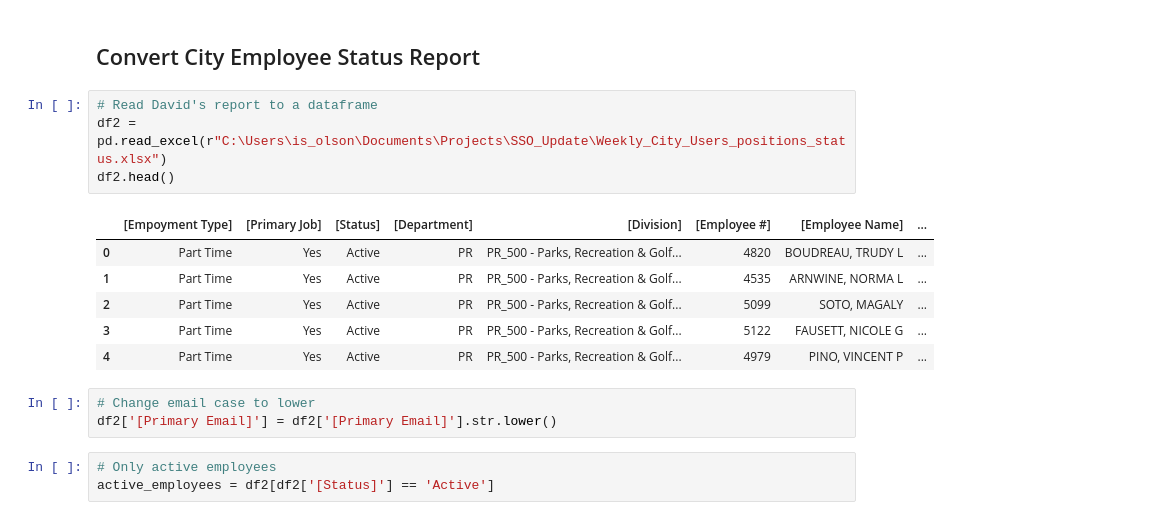
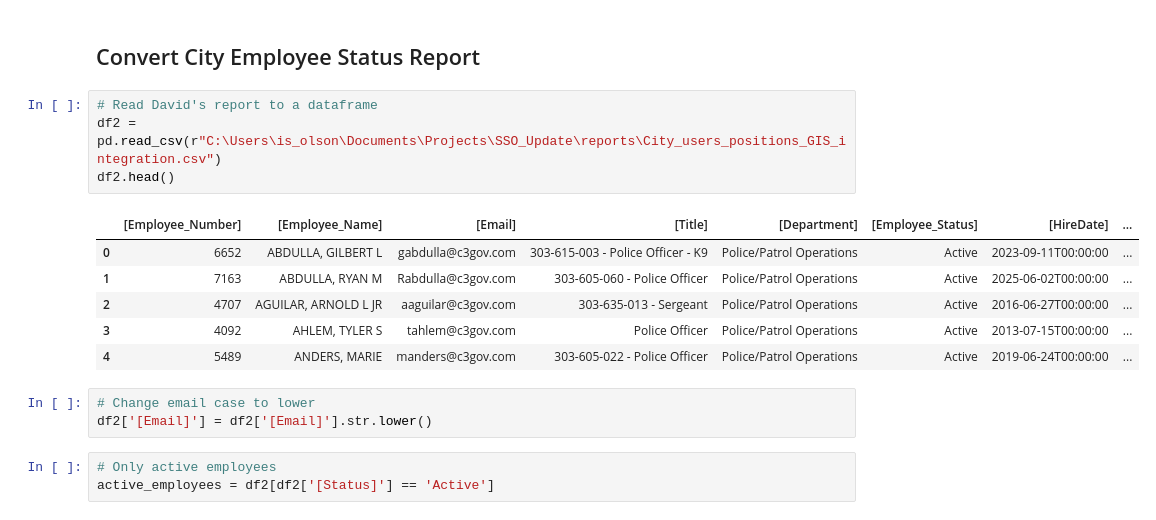
Before and after one commit to andersolson/Python-ArcGIS, a Jupyter notebook: arc-python-api/content-management/report-all-users.ipynb, the cells around one changed output. Drawn from its saved outputs; the diff is of its cells as text.

```diff
--- a/arc-python-api/content-management/report-all-users.ipynb
+++ b/arc-python-api/content-management/report-all-users.ipynb
@@ -67,18 +67,18 @@ df.to_excel(r'C:\Users\is_olson\Documents\Projects\SSO_Update\all_agol_users.xls
 ## Convert City Employee Status Report
 # %%
 # Read David's report to a dataframe
-df2 = pd.read_excel(r"C:\Users\is_olson\Documents\Projects\SSO_Update\Weekly_City_Users_positions_status.xlsx")
+df2 = pd.read_csv(r"C:\Users\is_olson\Documents\Projects\SSO_Update\reports\City_users_positions_GIS_integration.csv")
 df2.head()
 # %% [output]
-|  | [Empoyment Type] | [Primary Job] | [Status] | [Department] | [Division] | [Employee #] | [Employee Name] | ... |
-| 0 | Part Time | Yes | Active | PR | PR_500 - Parks, Recreation & Golf... | 4820 | BOUDREAU, TRUDY L | ... |
-| 1 | Part Time | Yes | Active | PR | PR_500 - Parks, Recreation & Golf... | 4535 | ARNWINE, NORMA L | ... |
-| 2 | Part Time | Yes | Active | PR | PR_500 - Parks, Recreation & Golf... | 5099 | SOTO, MAGALY | ... |
-| 3 | Part Time | Yes | Active | PR | PR_500 - Parks, Recreation & Golf... | 5122 | FAUSETT, NICOLE G | ... |
-| 4 | Part Time | Yes | Active | PR | PR_500 - Parks, Recreation & Golf... | 4979 | PINO, VINCENT P | ... |
+|  | [Employee_Number] | [Employee_Name] | [Email] | [Title] | [Department] | [Employee_Status] | [HireDate] | ... |
+| 0 | 6652 | ABDULLA, GILBERT L | gabdulla@c3gov.com | 303-615-003 - Police Officer - K9 | Police/Patrol Operations | Active | 2023-09-11T00:00:00 | ... |
+| 1 | 7163 | ABDULLA, RYAN M | Rabdulla@c3gov.com | 303-605-060 - Police Officer | Police/Patrol Operations | Active | 2025-06-02T00:00:00 | ... |
+| 2 | 4707 | AGUILAR, ARNOLD L JR | aaguilar@c3gov.com | 303-635-013 - Sergeant | Police/Patrol Operations | Active | 2016-06-27T00:00:00 | ... |
+| 3 | 4092 | AHLEM, TYLER S | tahlem@c3gov.com | Police Officer | Police/Patrol Operations | Active | 2013-07-15T00:00:00 | ... |
+| 4 | 5489 | ANDERS, MARIE | manders@c3gov.com | 303-605-022 - Police Officer | Police/Patrol Operations | Active | 2019-06-24T00:00:00 | ... |
 # %%
 # Change email case to lower
-df2['[Primary Email]'] = df2['[Primary Email]'].str.lower()
+df2['[Email]'] = df2['[Email]'].str.lower()
 # %%
 # Only active employees
 active_employees = df2[df2['[Status]'] == 'Active']
```
Also changed, not shown: parts of 4 cells of this notebook.
